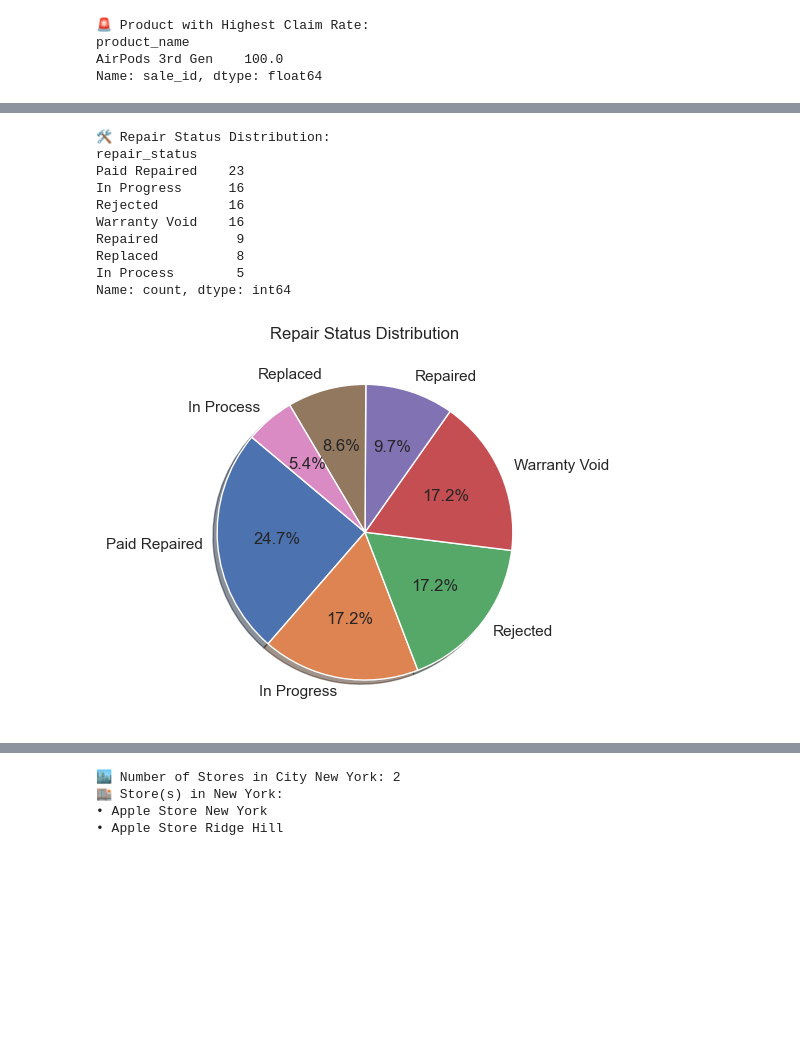
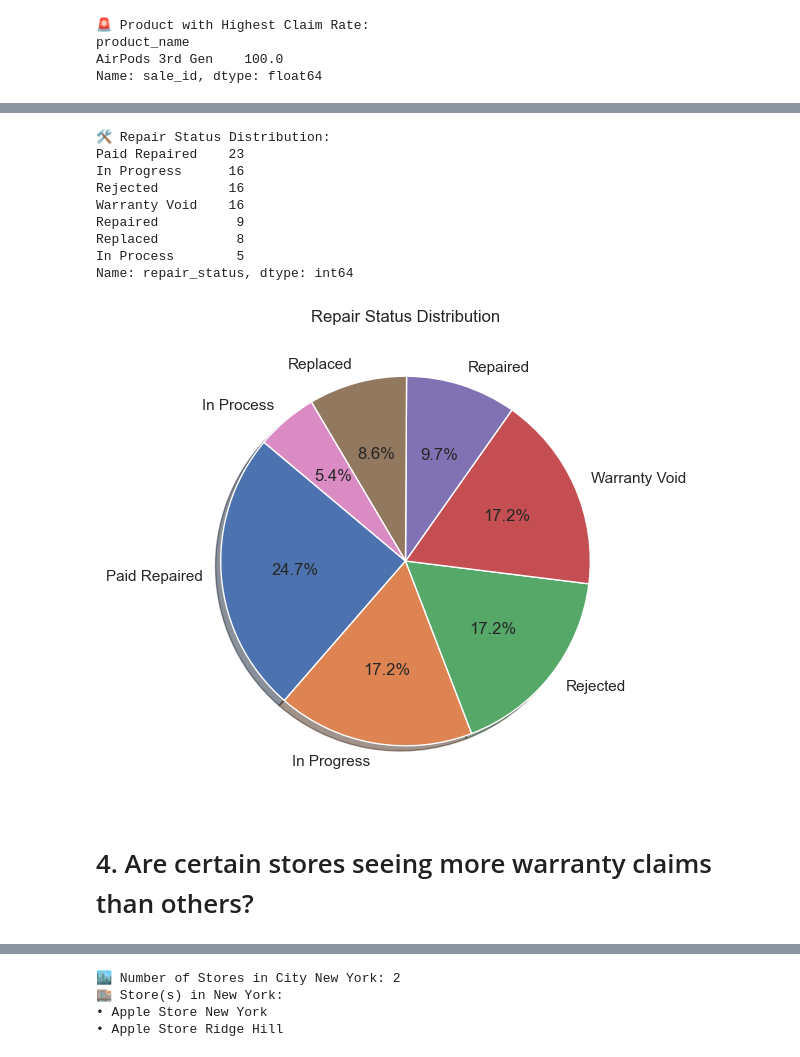
Before and after one commit to Syed-Moinuddin2025/python_projects_analyses, a Jupyter notebook: 01_Apple_Store_Analysis/01_AppleStore_Analysis.ipynb, the cells around one changed output, grey strips where cells are left out. Drawn from its saved outputs; the diff is of its cells as text; code cells hidden in the pictures; blank space fills up the shorter version.

```diff
--- a/01_Apple_Store_Analysis/01_AppleStore_Analysis.ipynb
+++ b/01_Apple_Store_Analysis/01_AppleStore_Analysis.ipynb
@@ -341,13 +352,24 @@ monthly_sales = df.groupby('year_month')['revenue'].sum().reset_index()
 # %%
+# 💰 Create revenue column
+df['revenue'] = df['quantity'] * df['price']
+
+# 📆 Group by year-month and sum both quantity and revenue
+df['year_month'] = df['sale_date'].dt.to_period('M')
+monthly_sales = df.groupby('year_month')[['quantity', 'revenue']].sum().reset_index()
+
+# Convert to string for plotting
+monthly_sales['year_month'] = monthly_sales['year_month'].astype(str)
+
+# 📈 Plot quantity trend
 import matplotlib.pyplot as plt
 
 plt.figure(figsize=(14, 6))
 plt.plot(monthly_sales['year_month'], monthly_sales['quantity'], marker='o', color='green')
 
-# Show every 3rd month only on x-axis
+# Show every 3rd month label only
 plt.xticks(ticks=monthly_sales.index[::3], labels=monthly_sales['year_month'][::3], rotation=45)
 
-plt.title("Monthly Sales Quantity Trend", fontsize=14, weight='bold')
+plt.title("📦 Monthly Sales Quantity Trend", fontsize=14, weight='bold')
 plt.xlabel("Month")
 plt.ylabel("Total Quantity Sold")
 plt.grid(axis='y', linestyle='--', alpha=0.5)
@@ -518,29 +486,27 @@ Name: sale_id, dtype: float64
 # %%
-#  3. What is the distribution of repair statuses?
 repair_dist = df['repair_status'].value_counts(dropna=True)
-
+plt.figure(figsize=(8,6))
 print("\n🛠️ Repair Status Distribution:")
 print(repair_dist)
 
-#Optional 📊 Pie Chart:
-
-
+#📊 Pie Chart:
 import matplotlib.pyplot as plt
 
 repair_dist.plot(kind='pie', autopct='%1.1f%%', startangle=140, shadow=True)
 plt.title("Repair Status Distribution")
 plt.ylabel('')
 plt.show()
 # %% [output]
 🛠️ Repair Status Distribution:
-repair_status
 Paid Repaired    23
 In Progress      16
 Rejected         16
 Warranty Void    16
 Repaired          9
 Replaced          8
 In Process        5
-Name: count, dtype: int64
+Name: repair_status, dtype: int64
-[figure, old version]
+[figure, new version]
+# %% [markdown]
+# 4. Are certain stores seeing more warranty claims than others?
 # %%
```
Also changed, not shown: parts of 80 cells of this notebook, 1 other file.
